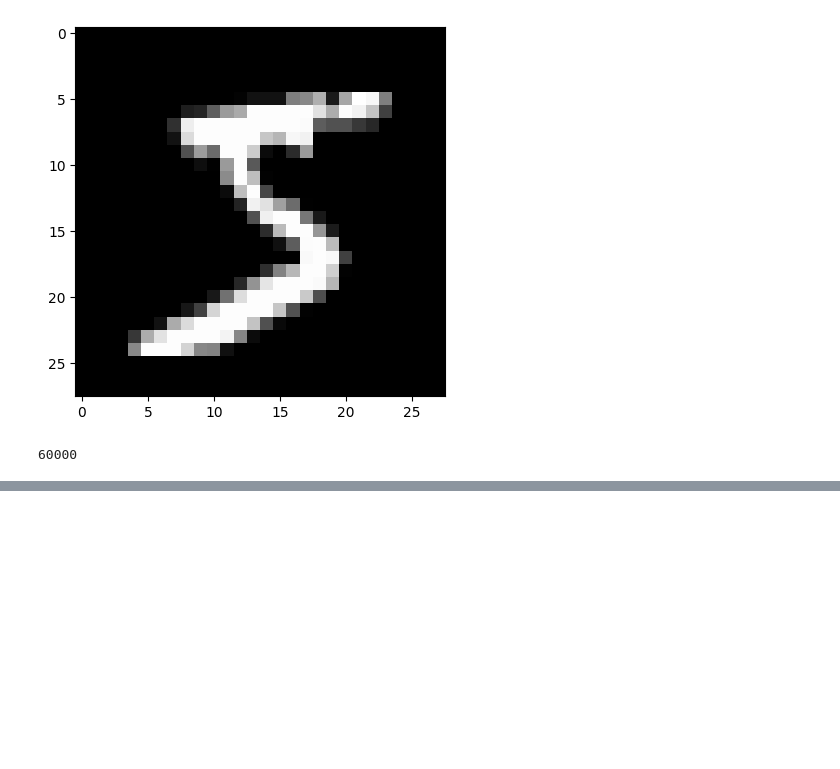
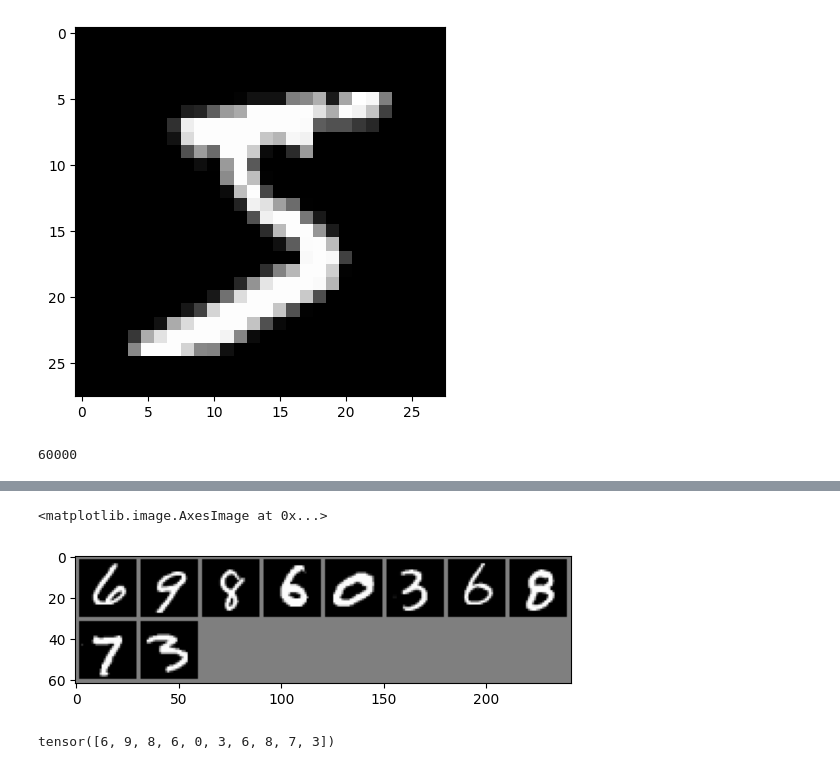
Before and after one commit to yunozon/deeplearing-study-kame, a Jupyter notebook: work/section11_dataset.ipynb, the cells around one changed output, grey strips where cells are left out. Saved outputs shown, nothing was run; the diff lists cells and outputs as text; code cells hidden in the pictures; blank space fills up the shorter version.

```diff
--- a/work/section11_dataset.ipynb
+++ b/work/section11_dataset.ipynb
@@ -55,0 +157,11 @@ len(train_dataset)
+# %%
+# 正規化を戻した方がより正確な画像になる
+grid_images = grid_images / 2 + 0.5
+plt.imshow(torch.permute(grid_images, (1, 2, 0)))
+# %% [output]
+<matplotlib.image.AxesImage at 0x...>
+[figure, added]
+# %%
+labels
+# %% [output]
+tensor([6, 9, 8, 6, 0, 3, 6, 8, 7, 3])
```
Also changed, not shown: parts of 20 cells of this notebook.
